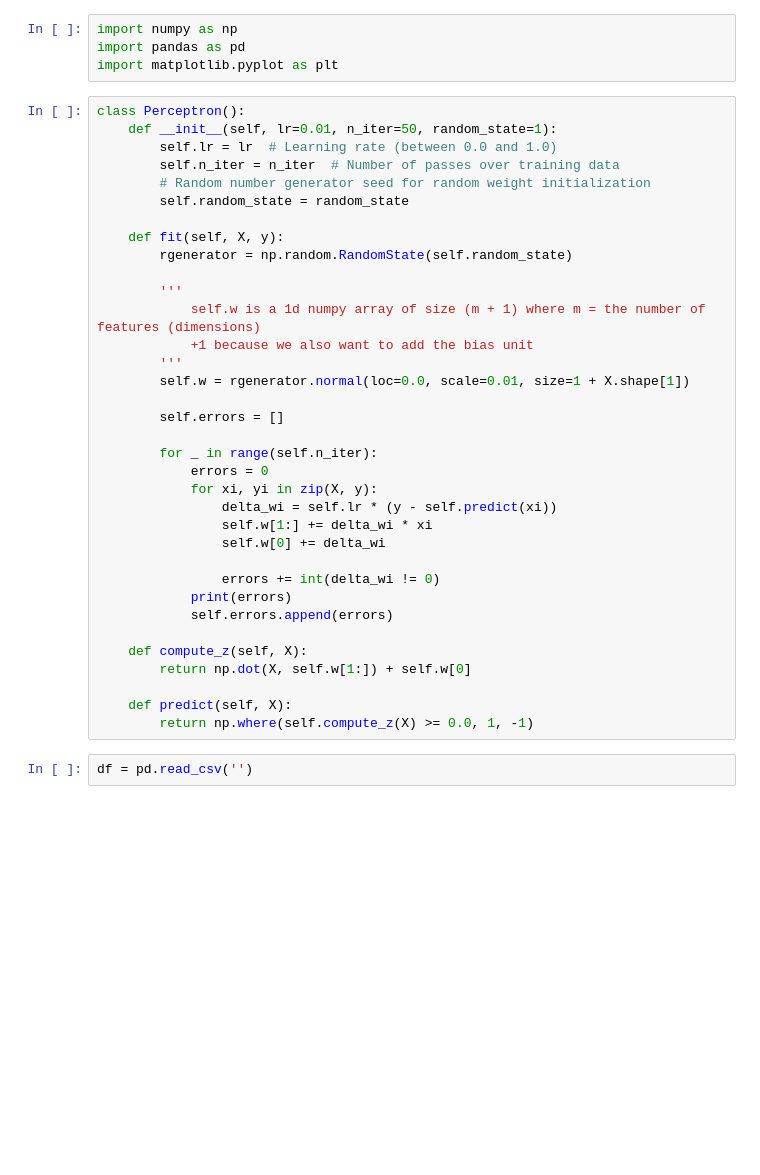
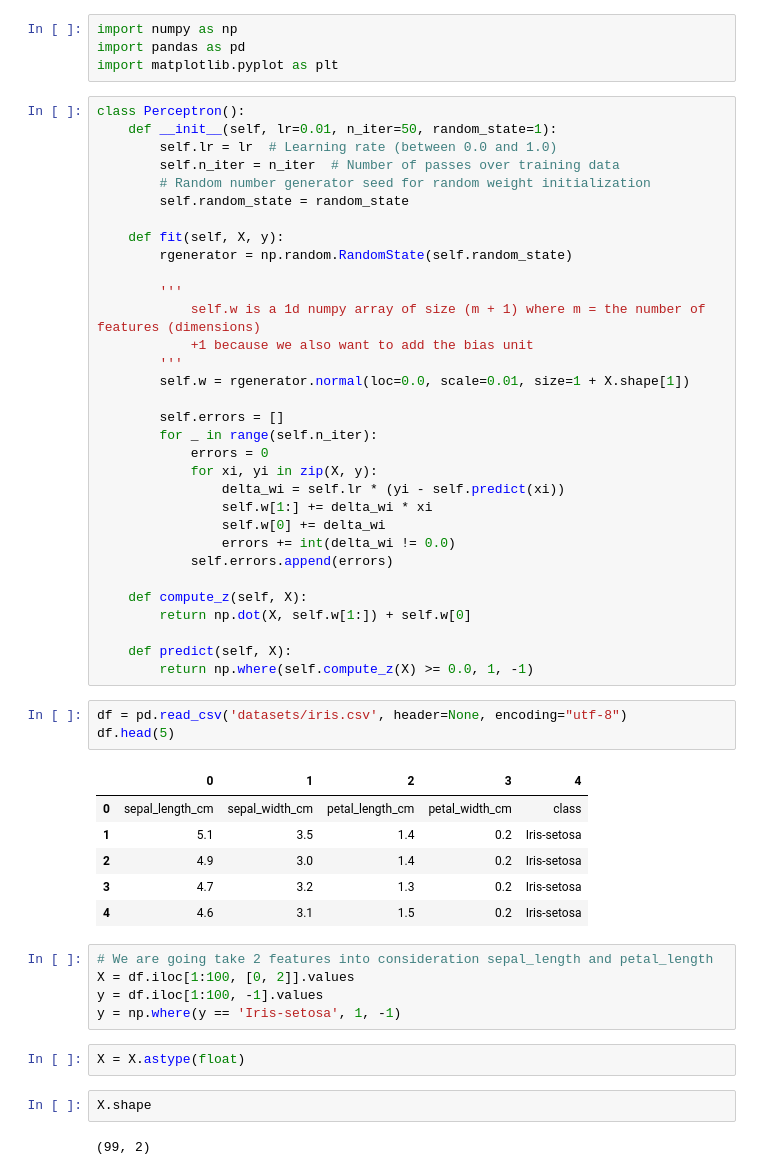
Before and after one commit to ammarlodhi255/machine-learning-from-scratch, a Jupyter notebook: 2. training_the_preceptron.ipynb, the cells around one changed output. Saved outputs shown, nothing was run; the diff lists cells and outputs as text; blank space fills up the shorter version.

```diff
--- a/2. training_the_preceptron.ipynb
+++ b/2. training_the_preceptron.ipynb
@@ -20,16 +20,13 @@ class Perceptron():
         self.w = rgenerator.normal(loc=0.0, scale=0.01, size=1 + X.shape[1])
 
         self.errors = []
-
         for _ in range(self.n_iter):
             errors = 0
             for xi, yi in zip(X, y):
-                delta_wi = self.lr * (y - self.predict(xi))
+                delta_wi = self.lr * (yi - self.predict(xi))
                 self.w[1:] += delta_wi * xi
                 self.w[0] += delta_wi
-
-                errors += int(delta_wi != 0)
-            print(errors)
+                errors += int(delta_wi != 0.0)
             self.errors.append(errors)
 
     def compute_z(self, X):
@@ -37,5 +34,24 @@ class Perceptron():
 
     def predict(self, X):
         return np.where(self.compute_z(X) >= 0.0, 1, -1)
-# %%
-df = pd.read_csv('')
+# %%
+df = pd.read_csv('datasets/iris.csv', header=None, encoding="utf-8")
+df.head(5)
+# %% [output]
+|  | 0 | 1 | 2 | 3 | 4 |
+| 0 | sepal_length_cm | sepal_width_cm | petal_length_cm | petal_width_cm | class |
+| 1 | 5.1 | 3.5 | 1.4 | 0.2 | Iris-setosa |
+| 2 | 4.9 | 3.0 | 1.4 | 0.2 | Iris-setosa |
+| 3 | 4.7 | 3.2 | 1.3 | 0.2 | Iris-setosa |
+| 4 | 4.6 | 3.1 | 1.5 | 0.2 | Iris-setosa |
+# %%
+# We are going take 2 features into consideration sepal_length and petal_length
+X = df.iloc[1:100, [0, 2]].values
+y = df.iloc[1:100, -1].values
+y = np.where(y == 'Iris-setosa', 1, -1)
+# %%
+X = X.astype(float)
+# %%
+X.shape
+# %% [output]
+(99, 2)
```
Also changed, not shown: parts of 3 cells of this notebook, 2 other files.
